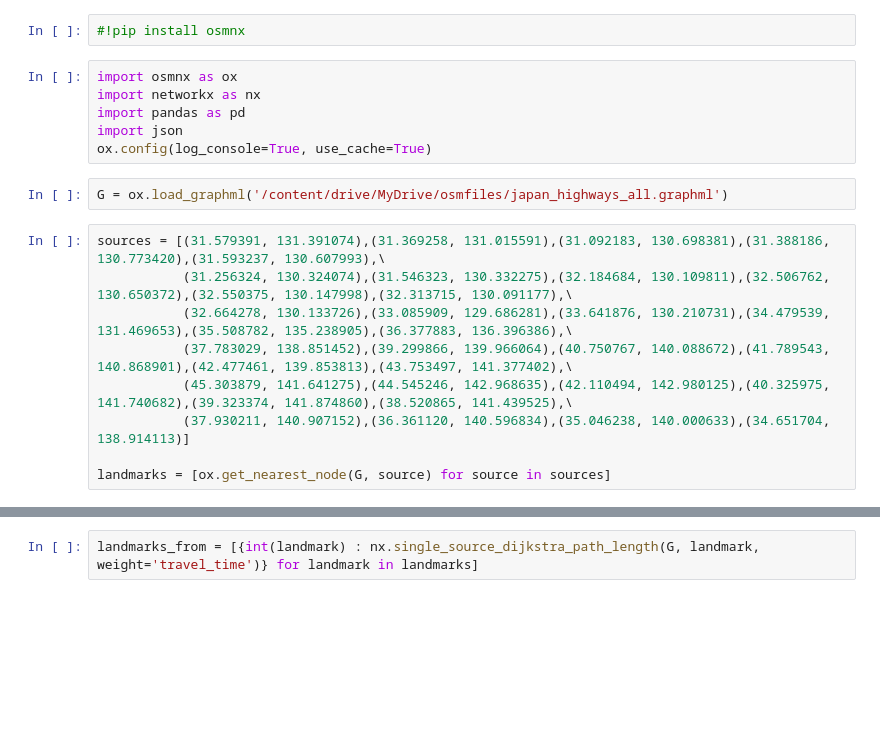
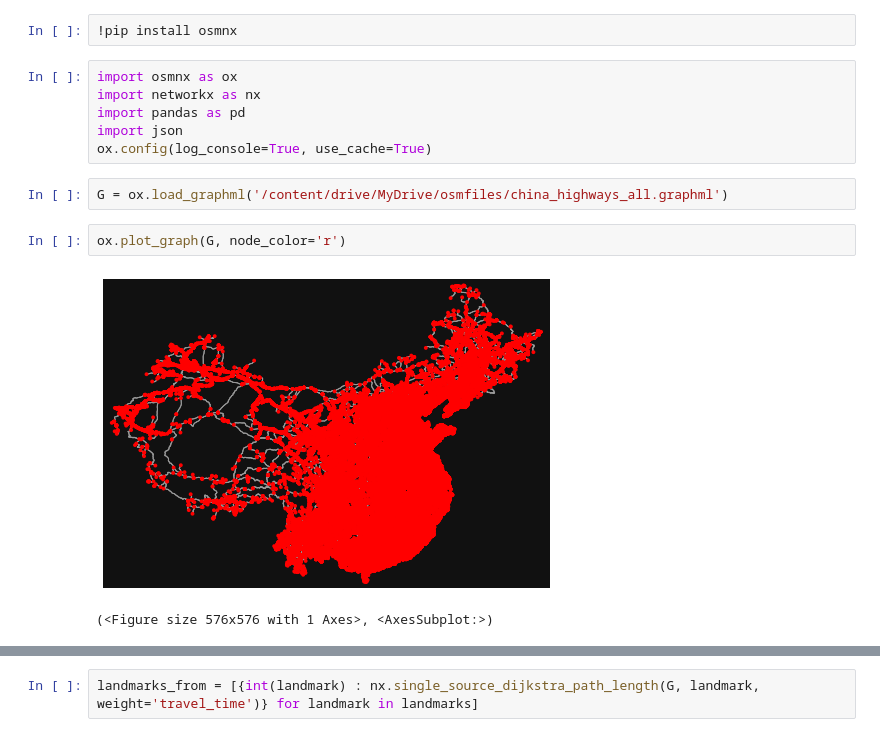
Before and after one commit to karthiviz/Directions_China_SKorea, a Jupyter notebook: a_landmark.ipynb, the cells around one changed output, grey strips where cells are left out. Drawn from its saved outputs; the diff is of its cells as text; blank space fills up the shorter version.

```diff
--- a/a_landmark.ipynb
+++ b/a_landmark.ipynb
@@ -1,7 +1,7 @@
 # %% [markdown]
 <a href="https://colab.research.google.com/github/karthiviz/Directions_China_SKorea_Japan/blob/main/a_landmark.ipynb" target="_parent"><img src="https://colab.research.google.com/assets/colab-badge.svg" alt="Open In Colab"/></a>
 # %%
-#!pip install osmnx
+!pip install osmnx
 # %%
 import osmnx as ox
 import networkx as nx
@@ -9,13 +9,9 @@ import pandas as pd
 import json
 ox.config(log_console=True, use_cache=True)
 # %%
-G = ox.load_graphml('/content/drive/MyDrive/osmfiles/japan_highways_all.graphml')
+G = ox.load_graphml('/content/drive/MyDrive/osmfiles/china_highways_all.graphml')
-# %%
-sources = [(31.579391, 131.391074),(31.369258, 131.015591),(31.092183, 130.698381),(31.388186, 130.773420),(31.593237, 130.607993),\
-           (31.256324, 130.324074),(31.546323, 130.332275),(32.184684, 130.109811),(32.506762, 130.650372),(32.550375, 130.147998),(32.313715, 130.091177),\
-           (32.664278, 130.133726),(33.085909, 129.686281),(33.641876, 130.210731),(34.479539, 131.469653),(35.508782, 135.238905),(36.377883, 136.396386),\
-           (37.783029, 138.851452),(39.299866, 139.966064),(40.750767, 140.088672),(41.789543, 140.868901),(42.477461, 139.853813),(43.753497, 141.377402),\
-           (45.303879, 141.641275),(44.545246, 142.968635),(42.110494, 142.980125),(40.325975, 141.740682),(39.323374, 141.874860),(38.520865, 141.439525),\
-           (37.930211, 140.907152),(36.361120, 140.596834),(35.046238, 140.000633),(34.651704, 138.914113)]
-
-landmarks = [ox.get_nearest_node(G, source) for source in sources]
+# %%
+ox.plot_graph(G, node_color='r')
+# %% [output]
+[figure, added]
+(<Figure size 576x576 with 1 Axes>, <AxesSubplot:>)
```
Also changed, not shown: parts of 3 cells of this notebook.
